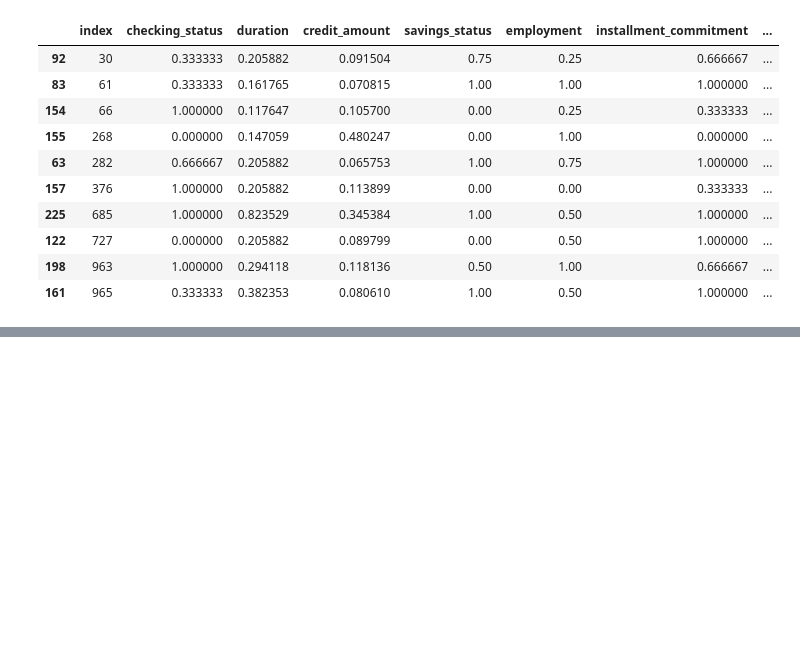
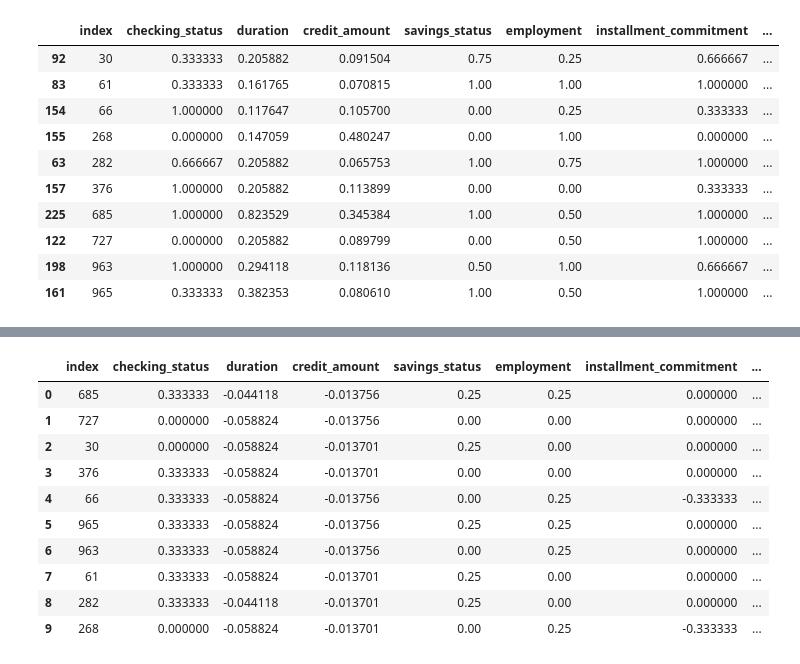
Before and after one commit to ShotaArima/lowprofool_x86, a Jupyter notebook: src/Playground.ipynb, the cells around one changed output, grey strips where cells are left out. Cells and saved outputs as stored; diff of their text form; code cells hidden in the pictures; blank space fills up the shorter version.

```diff
--- a/src/Playground.ipynb
+++ b/src/Playground.ipynb
@@ -767,10 +757,10 @@ df_adv_lpf_copy = df_adv_lpf[df_adv_lpf['Unnamed: 0'].isin(arrs)].copy()
 # Round and convert to int
 df_adv_lpf_int = df_adv_lpf_copy.round().astype(int)
 
-scaler, df_adv_lpf_int, bounds = normalize(df_adv_lpf_int, 'orig_pred', feature_names, bounds, config['Scaler'])
+scaler, df_adv_lpf_int_normal, bounds = normalize(df_adv_lpf_int, 'orig_pred', feature_names, bounds, config['Scaler'])
 
 
-df_adv_lpf_int_test = torch.FloatTensor(df_adv_lpf_int[feature_names].values)
+df_adv_lpf_int_test = torch.FloatTensor(df_adv_lpf_int_normal[feature_names].values)
 y_pred_lpf = model.forward(df_adv_lpf_int_test)
 y_pred_lpf =y_pred_lpf.detach().cpu().numpy()
 print(y_pred_lpf)
@@ -818,11 +808,11 @@ decimal_part = df_adv_lpf_copy - floor
 random_nums = np.random.random(size=df_adv_lpf_copy.shape)
 df_adv_lpf_int = (floor + (random_nums < decimal_part)).astype(int)
 
-scaler, df_adv_lpf_int_normal, bounds = normalize(df_adv_lpf_int, 'orig_pred', feature_names, bounds, config['Scaler'])
+scaler, df_adv_lpf_int_normal_pred, bounds = normalize(df_adv_lpf_int, 'orig_pred', feature_names, bounds, config['Scaler'])
 
 
-df_adv_lpf_int_test = torch.FloatTensor(df_adv_lpf_int_normal[feature_names].values)
-y_pred_lpf = model.forward(df_adv_lpf_int_test)
-y_pred_lpf =y_pred_lpf.detach().cpu().numpy()
-print(y_pred_lpf)
+df_adv_lpf_int_test = torch.FloatTensor(df_adv_lpf_int_normal_pred[feature_names].values)
+y_pred_lpf_pred = model.forward(df_adv_lpf_int_test)
+y_pred_lpf_pred =y_pred_lpf_pred.detach().cpu().numpy()
+print(y_pred_lpf_pred)
 # %% [output]
@@ -890,0 +906,15 @@ df_combined_pred[df_combined_pred['index'].isin(arrs)].sort_values('index')
+# %%
+df_adv_lpf3 = df_adv_lpf_int_normal_pred.rename(columns={'Unnamed: 0': 'index'})
+df_adv_lpf3
+# %% [output]
+|  | index | checking_status | duration | credit_amount | savings_status | employment | installment_commitment | ... |
+| 0 | 685 | 0.333333 | -0.044118 | -0.013756 | 0.25 | 0.25 | 0.000000 | ... |
+| 1 | 727 | 0.000000 | -0.058824 | -0.013756 | 0.00 | 0.00 | 0.000000 | ... |
+| 2 | 30 | 0.000000 | -0.058824 | -0.013701 | 0.25 | 0.00 | 0.000000 | ... |
+| 3 | 376 | 0.333333 | -0.058824 | -0.013701 | 0.00 | 0.00 | 0.000000 | ... |
+| 4 | 66 | 0.333333 | -0.058824 | -0.013756 | 0.00 | 0.25 | -0.333333 | ... |
+| 5 | 965 | 0.333333 | -0.058824 | -0.013756 | 0.25 | 0.25 | 0.000000 | ... |
+| 6 | 963 | 0.333333 | -0.058824 | -0.013756 | 0.00 | 0.25 | 0.000000 | ... |
+| 7 | 61 | 0.333333 | -0.058824 | -0.013701 | 0.25 | 0.00 | 0.000000 | ... |
+| 8 | 282 | 0.333333 | -0.044118 | -0.013701 | 0.25 | 0.00 | 0.000000 | ... |
+| 9 | 268 | 0.000000 | -0.058824 | -0.013701 | 0.00 | 0.25 | -0.333333 | ... |
```
Also changed, not shown: parts of 26 cells of this notebook, 2 other files.
